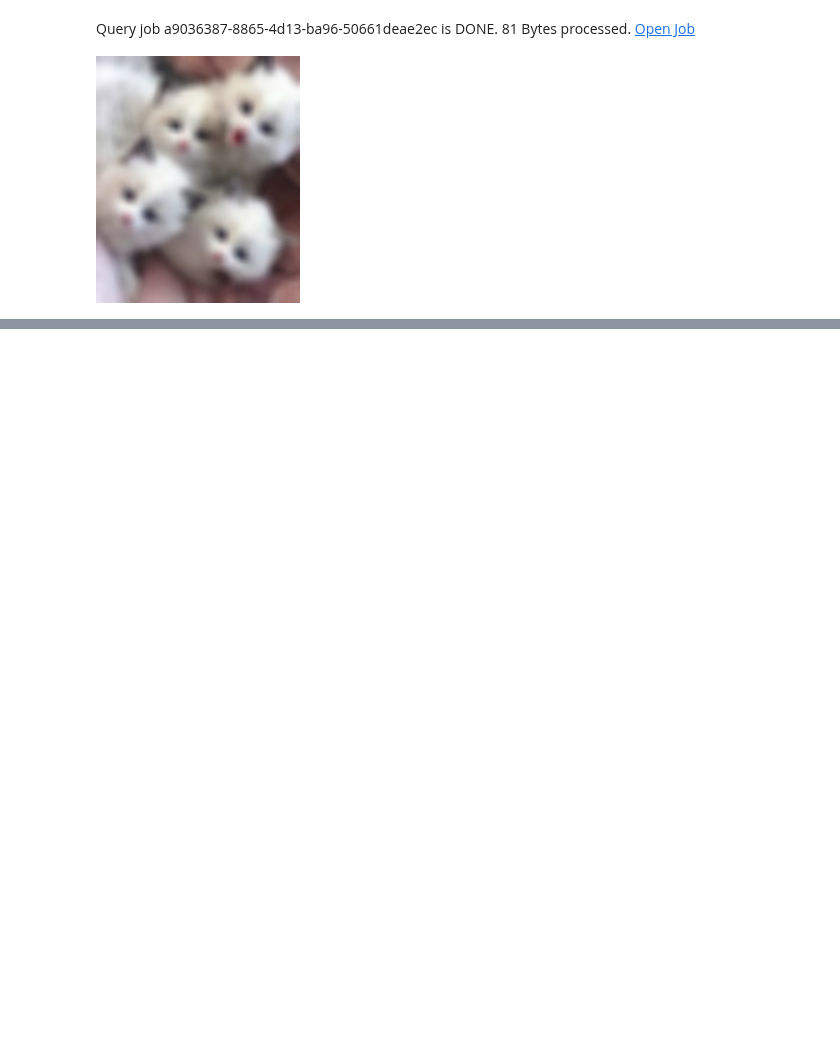
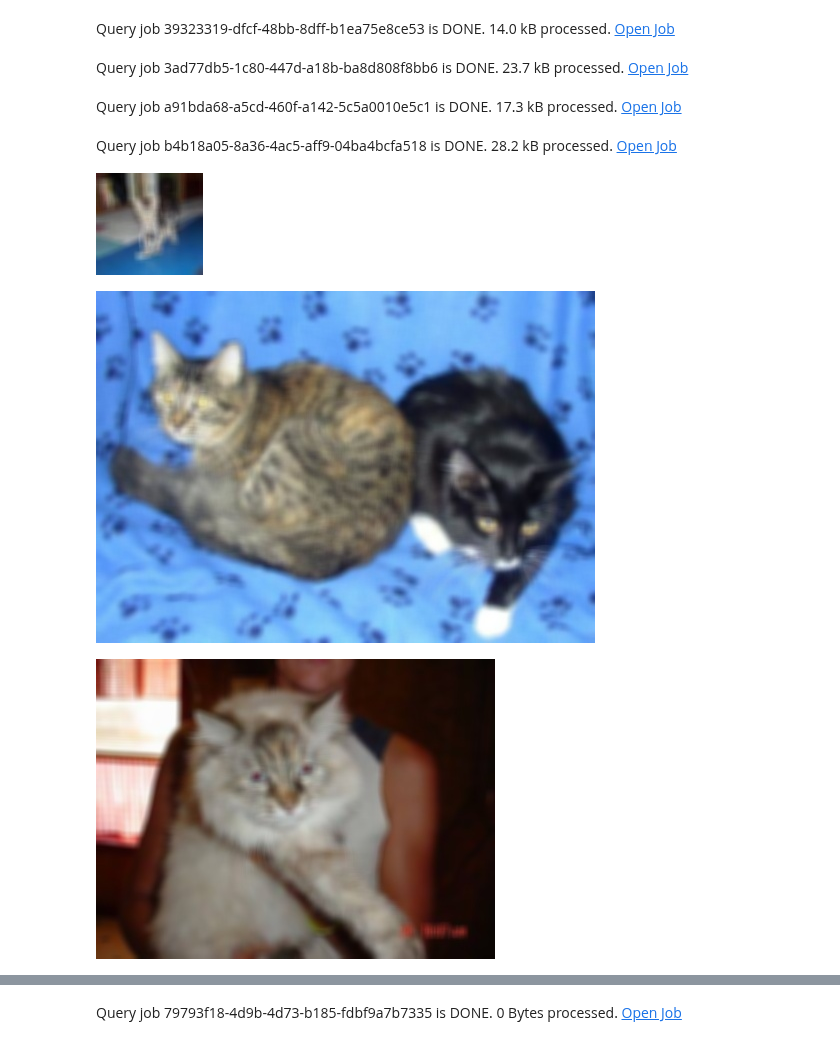
Before and after one commit to googleapis/python-bigquery-dataframes, a Jupyter notebook: notebooks/blob_remote.ipynb, the cells around one changed output, grey strips where cells are left out. Cells and saved outputs as stored; diff of their text form; code cells hidden in the pictures; blank space fills up the shorter version.

Commit message:
test img_blur remote vs local

```diff
--- a/notebooks/blob_remote.ipynb
+++ b/notebooks/blob_remote.ipynb
@@ -7,2 +7,0 @@ df = bpd.DataFrame({"uri": ["gs://garrettwu_bucket/images/images.jpeg"]})
-# %%
-df["blurred"] = df["uri"].blob.img_blur((10, 10), "images_blurred_remote", mode="remote")
@@ -21,5 +33,19 @@ Query job d662ce37-c63b-45fc-9e7e-04a62f00b546 is DONE. 123 Bytes processed. Ope
+# %%
+df["blurred_remote"] = df["uri"].blob.img_blur((8, 8), "images_kaggle/cats/images_blurred_remote", mode="remote")
+# %% [output]
+Query job 39323319-dfcf-48bb-8dff-b1ea75e8ce53 is DONE. 14.0 kB processed. Open Job
+# %%
+df["blurred_local"] = df["uri"].blob.img_blur((8, 8), "images_kaggle/cats/images_blurred_local", mode="local")
+# %% [output]
+Query job 3ad77db5-1c80-447d-a18b-ba8d808f8bb6 is DONE. 23.7 kB processed. Open Job
+# %%
+df["blurred_remote"] = df["uri"].blob.img_blur((8, 8), "images_kaggle/cats/images_blurred_remote", mode="remote")
+# %% [output]
+Query job a91bda68-a5cd-460f-a142-5c5a0010e5c1 is DONE. 17.3 kB processed. Open Job
 # %%
-df["blurred"].blob.display()
+df["blurred_remote"].head().blob.display()
 # %% [output]
-Query job a9036387-8865-4d13-ba96-50661deae2ec is DONE. 81 Bytes processed. Open Job
+Query job b4b18a05-8a36-4ac5-aff9-04ba4bcfa518 is DONE. 28.2 kB processed. Open Job
-[figure, old version]
+[figure, new version]
+[figure, added]
+[figure, added]
@@ -25,0 +56,4 @@ Query job a9036387-8865-4d13-ba96-50661deae2ec is DONE. 81 Bytes processed. Open
+# %%
+df1["blurred_local"] = df1["uri"].blob.img_blur((8, 8), "images_kaggle/cars/images_blurred_local", mode="local")
+# %% [output]
+Query job 79793f18-4d9b-4d73-b185-fdbf9a7b7335 is DONE. 0 Bytes processed. Open Job
```
Also changed, not shown: parts of 13 cells of this notebook, 1 other file.
